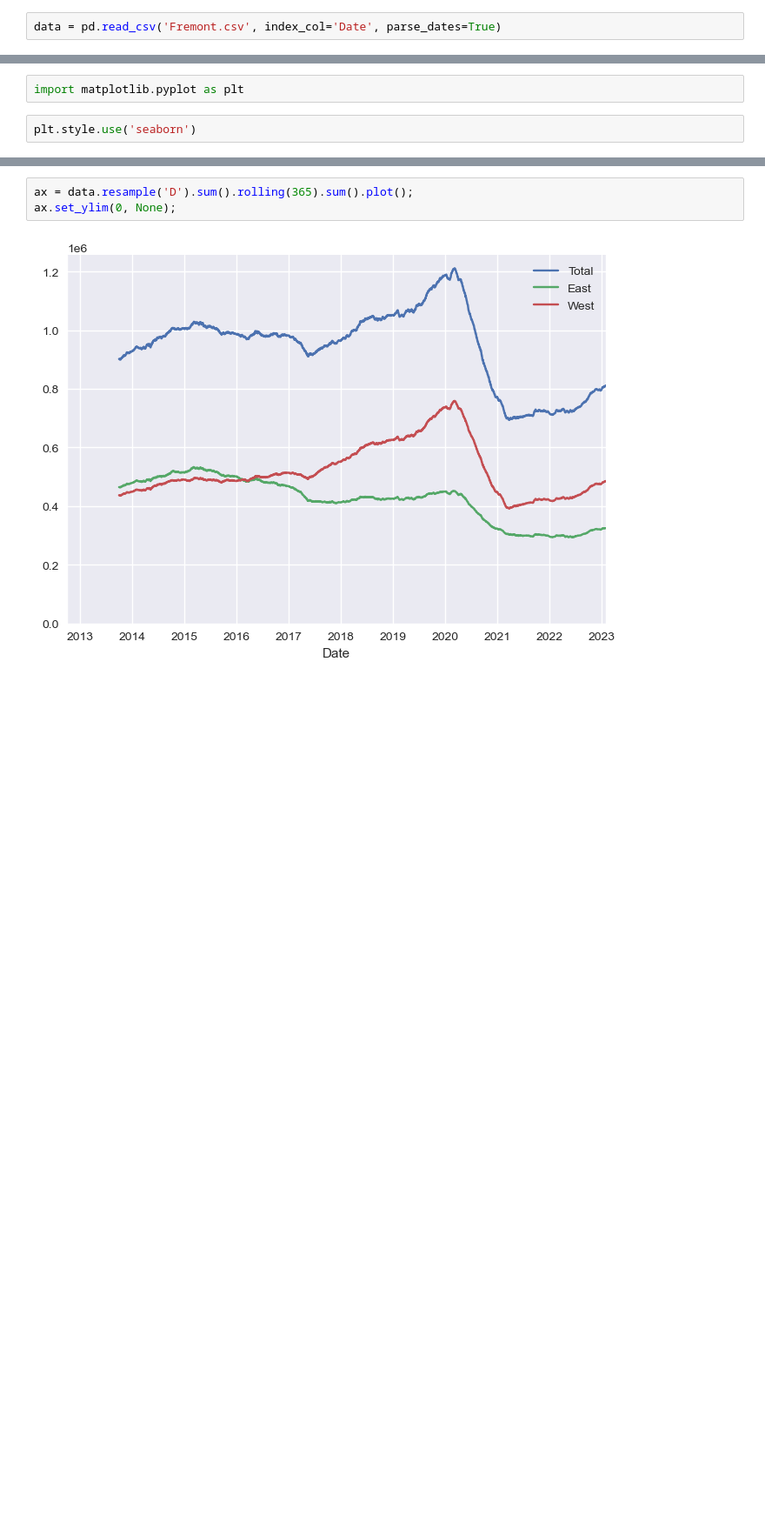
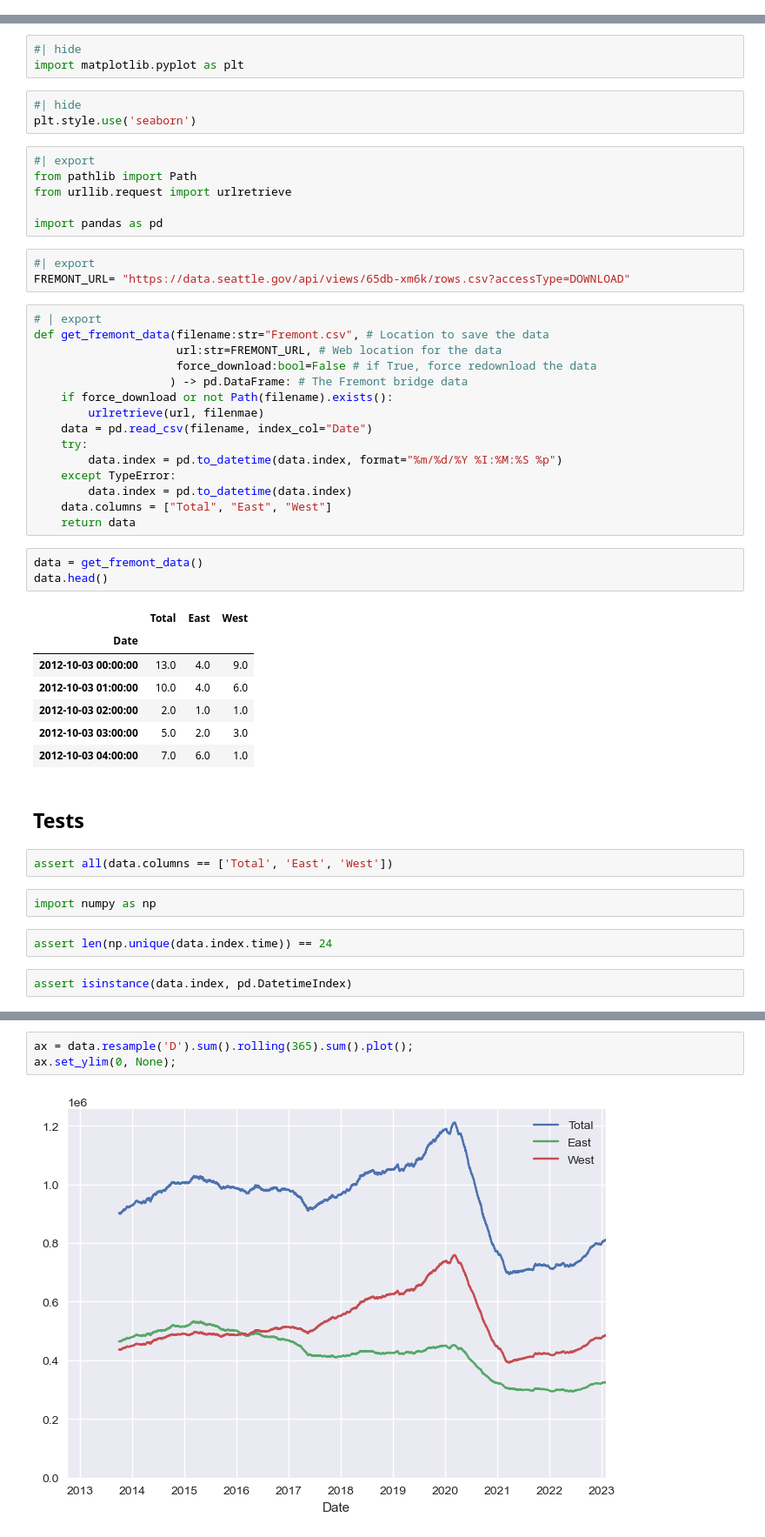
Before and after one commit to miwojc/jupyter-workflow-nbdev, a Jupyter notebook: nbs/dr00.ipynb, the cells around one changed output, grey strips where cells are left out. Shown at 87% size. Drawn from its saved outputs; the diff is of its cells as text; blank space fills up the shorter version.

```diff
--- a/nbs/dr00.ipynb
+++ b/nbs/dr00.ipynb
@@ -13,2 +0,0 @@ import pandas as pd
-# %%
-data = pd.read_csv('Fremont.csv', index_col='Date', parse_dates=True)
@@ -33,7 +6,54 @@ data.resample('W').sum().plot();
 # %%
+#| hide
 import matplotlib.pyplot as plt
 # %%
+#| hide
 plt.style.use('seaborn')
+# %%
+#| export
+from pathlib import Path
+from urllib.request import urlretrieve
+
+import pandas as pd
+# %%
+#| export
+FREMONT_URL= "https://data.seattle.gov/api/views/65db-xm6k/rows.csv?accessType=DOWNLOAD"
+# %%
+# | export
+def get_fremont_data(filename:str="Fremont.csv", # Location to save the data
+                     url:str=FREMONT_URL, # Web location for the data
+                     force_download:bool=False # if True, force redownload the data
+                    ) -> pd.DataFrame: # The Fremont bridge data
+    if force_download or not Path(filename).exists():
+        urlretrieve(url, filenmae)
+    data = pd.read_csv(filename, index_col="Date")
+    try:
+        data.index = pd.to_datetime(data.index, format="%m/%d/%Y %I:%M:%S %p")
+    except TypeError:
+        data.index = pd.to_datetime(data.index)
+    data.columns = ["Total", "East", "West"]
+    return data
+# %%
+data = get_fremont_data()
+data.head()
+# %% [output]
+|  | Total | East | West |
+| Date |  |  |  |
+| 2012-10-03 00:00:00 | 13.0 | 4.0 | 9.0 |
+| 2012-10-03 01:00:00 | 10.0 | 4.0 | 6.0 |
+| 2012-10-03 02:00:00 | 2.0 | 1.0 | 1.0 |
+| 2012-10-03 03:00:00 | 5.0 | 2.0 | 3.0 |
+| 2012-10-03 04:00:00 | 7.0 | 6.0 | 1.0 |
+# %% [markdown]
+## Tests
+# %%
+assert all(data.columns == ['Total', 'East', 'West'])
+# %%
+import numpy as np
+# %%
+assert len(np.unique(data.index.time)) == 24
+# %%
+assert isinstance(data.index, pd.DatetimeIndex)
 # %%
 data.resample('W').sum().plot();
 # %% [output]
```
Also changed, not shown: parts of 13 cells of this notebook, 5 other files.
